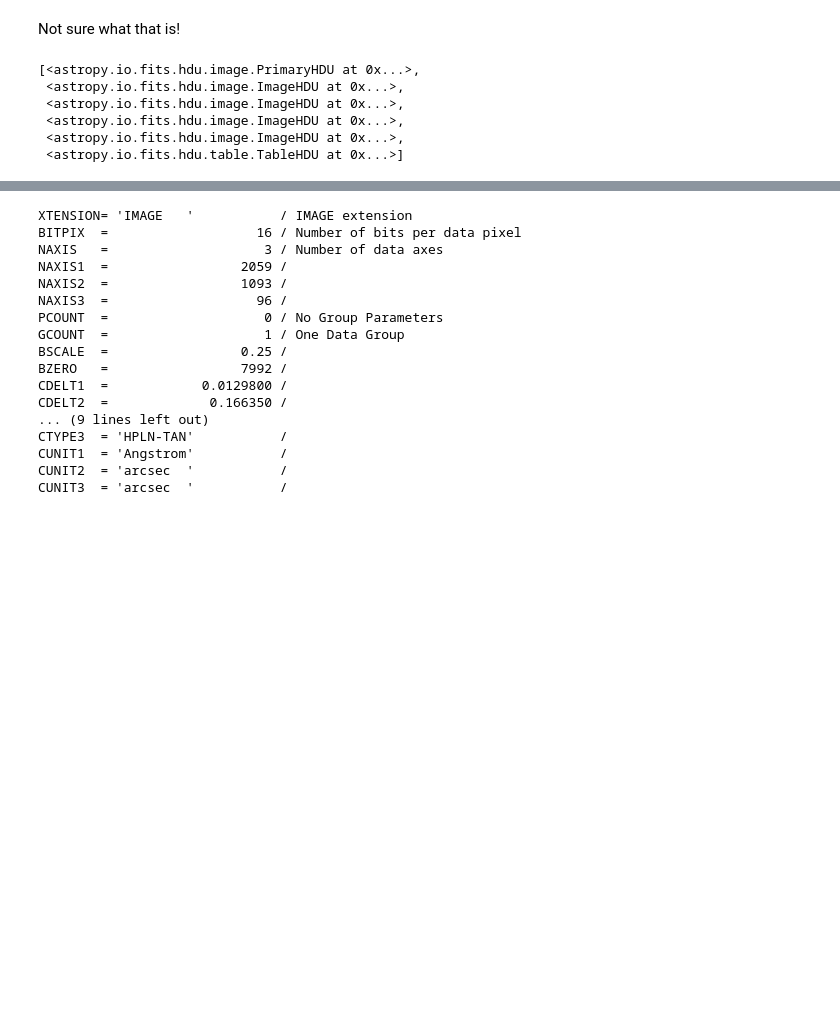
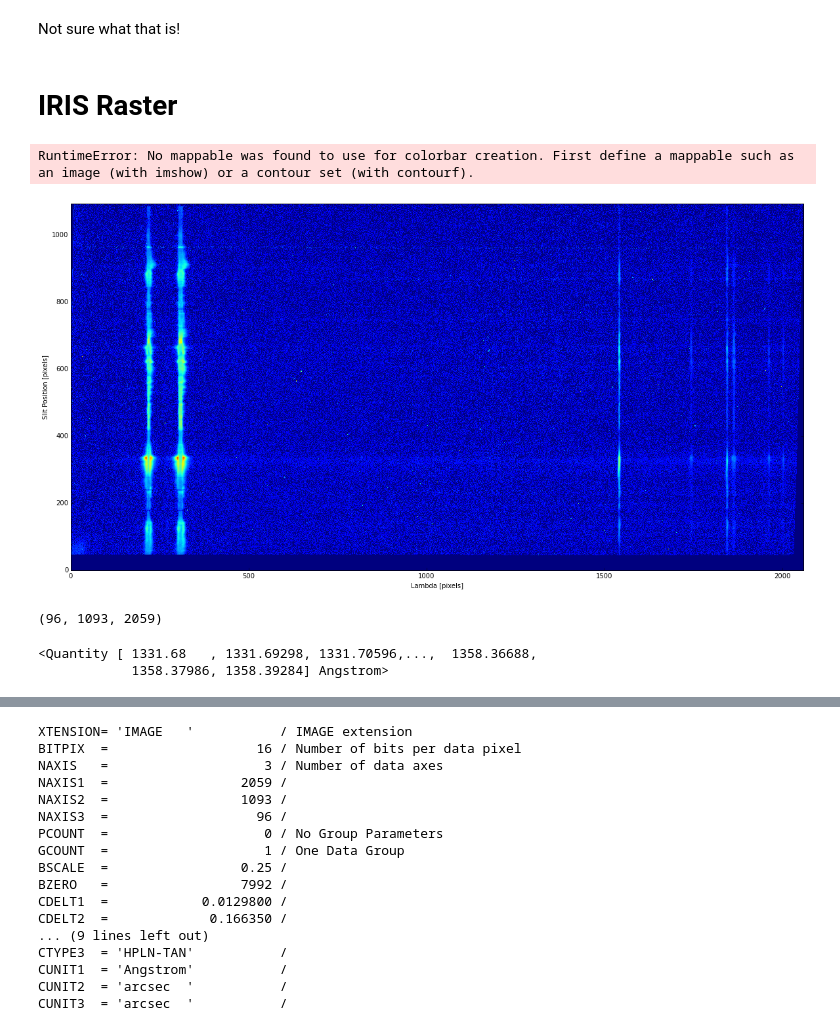
Before and after one commit to ehsteve/ipython-notebooks, a Jupyter notebook: IRIS.ipynb, the cells around one changed output, grey strips where cells are left out. Saved outputs shown, nothing was run; the diff lists cells and outputs as text; code cells hidden in the pictures; blank space fills up the shorter version.

```diff
--- a/IRIS.ipynb
+++ b/IRIS.ipynb
@@ -311,5 +369,7 @@ ax.imshow(f[1].data)
 [figure]
 # %% [markdown]
 Not sure what that is!
+# %% [markdown]
+# IRIS Raster
 # %%
 file = '/Users/schriste/Downloads/iris_l2_20131025_050530_3880013447_raster_t000_r00000.fits'
@@ -316,11 +456,20 @@ file = '/Users/schriste/Downloads/iris_l2_20131025_050530_3880013447_raster_t000
+# %%
+iris = IRISRaster(file)
+plt.figure(figsize=(20, 10))
+iris.imshow(0, 0, worldcoord=False)
+plt.colorbar()
+plt.show()
+# %% [output]
+RuntimeError: No mappable was found to use for colorbar creation. First define a mappable such as an image (with imshow) or a contour set (with contourf).
+[figure, added]
+# %%
+np.shape(iris._fits[1].data)
+# %% [output]
+(96, 1093, 2059)
+# %%
+iris.get_axis(0,0)
+# %% [output]
+<Quantity [ 1331.68   , 1331.69298, 1331.70596,...,  1358.36688,
+            1358.37986, 1358.39284] Angstrom>
 # %%
 raster = pyfits.open(file)
-# %%
-raster
-# %% [output]
-[<astropy.io.fits.hdu.image.PrimaryHDU at 0x...>,
- <astropy.io.fits.hdu.image.ImageHDU at 0x...>,
- <astropy.io.fits.hdu.image.ImageHDU at 0x...>,
- <astropy.io.fits.hdu.image.ImageHDU at 0x...>,
- <astropy.io.fits.hdu.image.ImageHDU at 0x...>,
- <astropy.io.fits.hdu.table.TableHDU at 0x...>]
```
Also changed, not shown: parts of 33 cells of this notebook, 1 other file.
